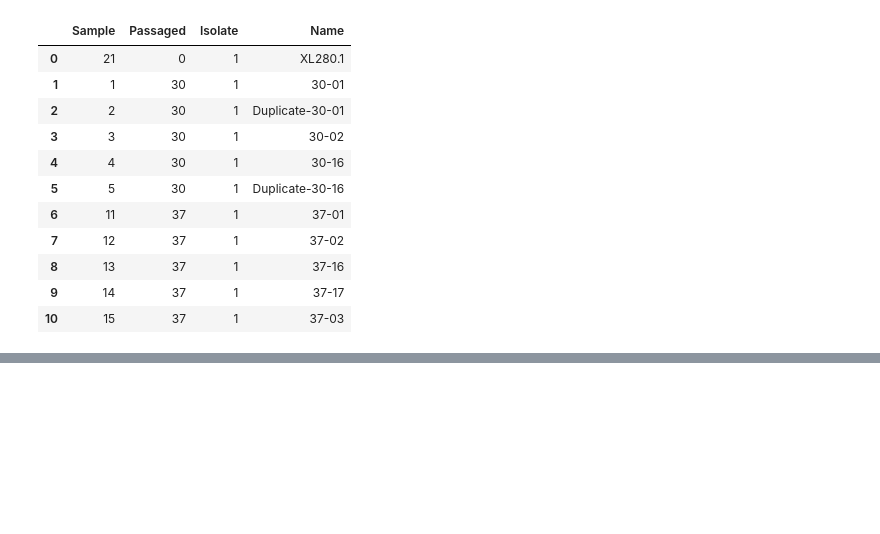
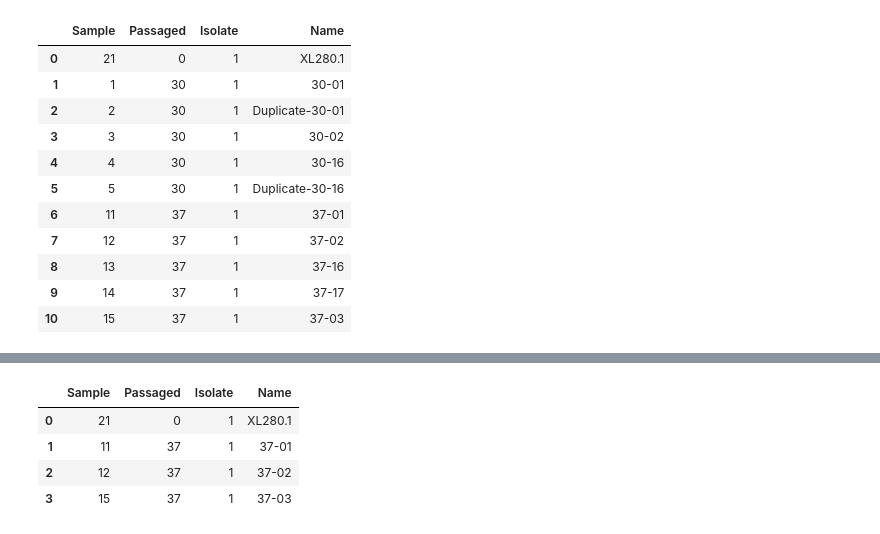
Before and after one commit to magwenelab/Transposon-mobility, a Jupyter notebook: SCRIPTS/Plot_TE.ipynb, the cells around one changed output, grey strips where cells are left out. Drawn from its saved outputs; the diff is of its cells as text; code cells hidden in the pictures; blank space fills up the shorter version.

```diff
--- a/SCRIPTS/Plot_TE.ipynb
+++ b/SCRIPTS/Plot_TE.ipynb
@@ -458,7 +135,12 @@ sampleinfo[(sampleinfo.Sample==21)]
 # %%
-forfig2B = sampleinfo[(sampleinfo.Passaged==37) &
-                       (sampleinfo.Isolate==1) &
-                       (sampleinfo.Sample.isin([11,12,15])) |
-                       (sampleinfo.Sample==21)].reset_index(drop=True)
+## Sub sample data for samples from isolate one at 37 C
+forfig2B = sampleinfo[(sampleinfo.Passaged==37) & (sampleinfo.Isolate==1) & (sampleinfo.Sample.isin([11,12,15])) | (sampleinfo.Sample==21)].reset_index(drop=True)
 
-forfig2B.head()
+## View the dataframe
+forfig2B
+# %% [output]
+|  | Sample | Passaged | Isolate | Name |
+| 0 | 21 | 0 | 1 | XL280.1 |
+| 1 | 11 | 37 | 1 | 37-01 |
+| 2 | 12 | 37 | 1 | 37-02 |
+| 3 | 15 | 37 | 1 | 37-03 |
```
Also changed, not shown: parts of 31 cells of this notebook.
